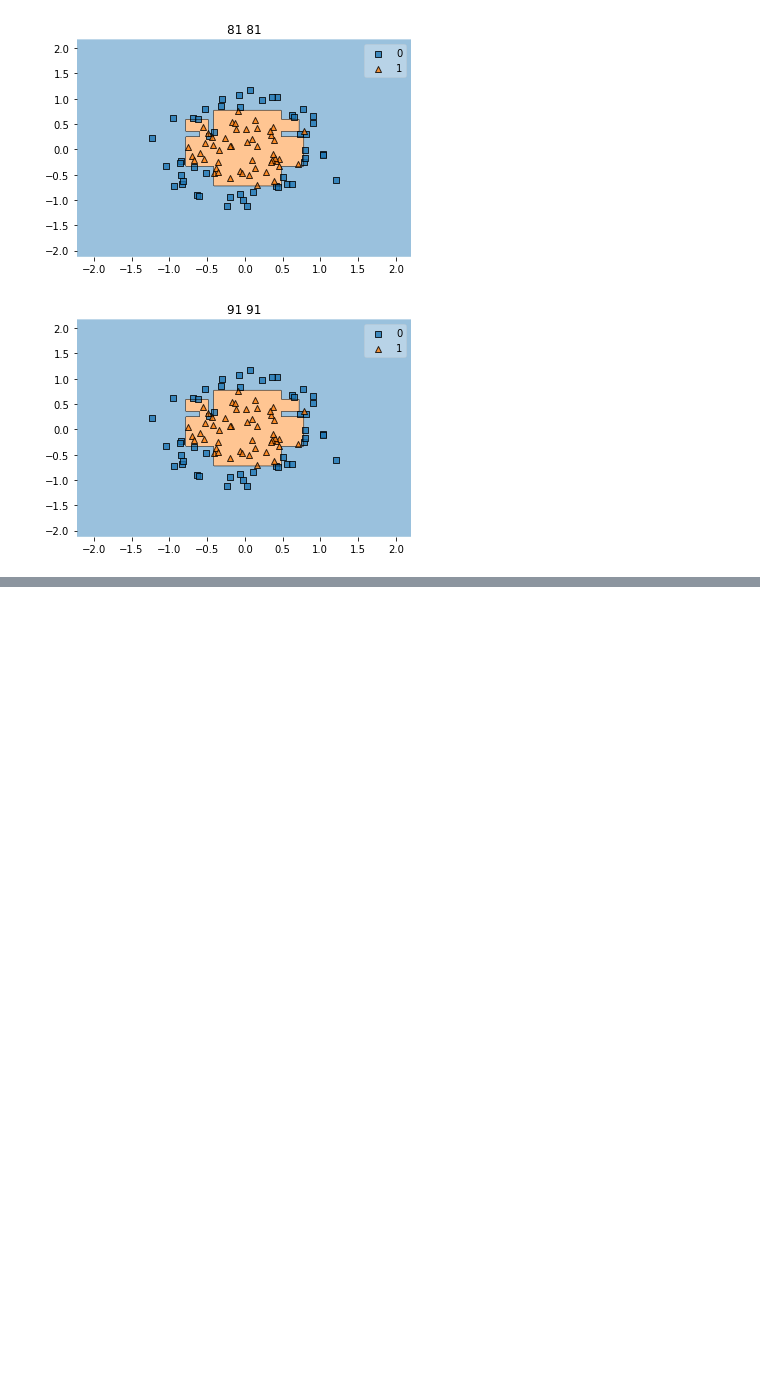
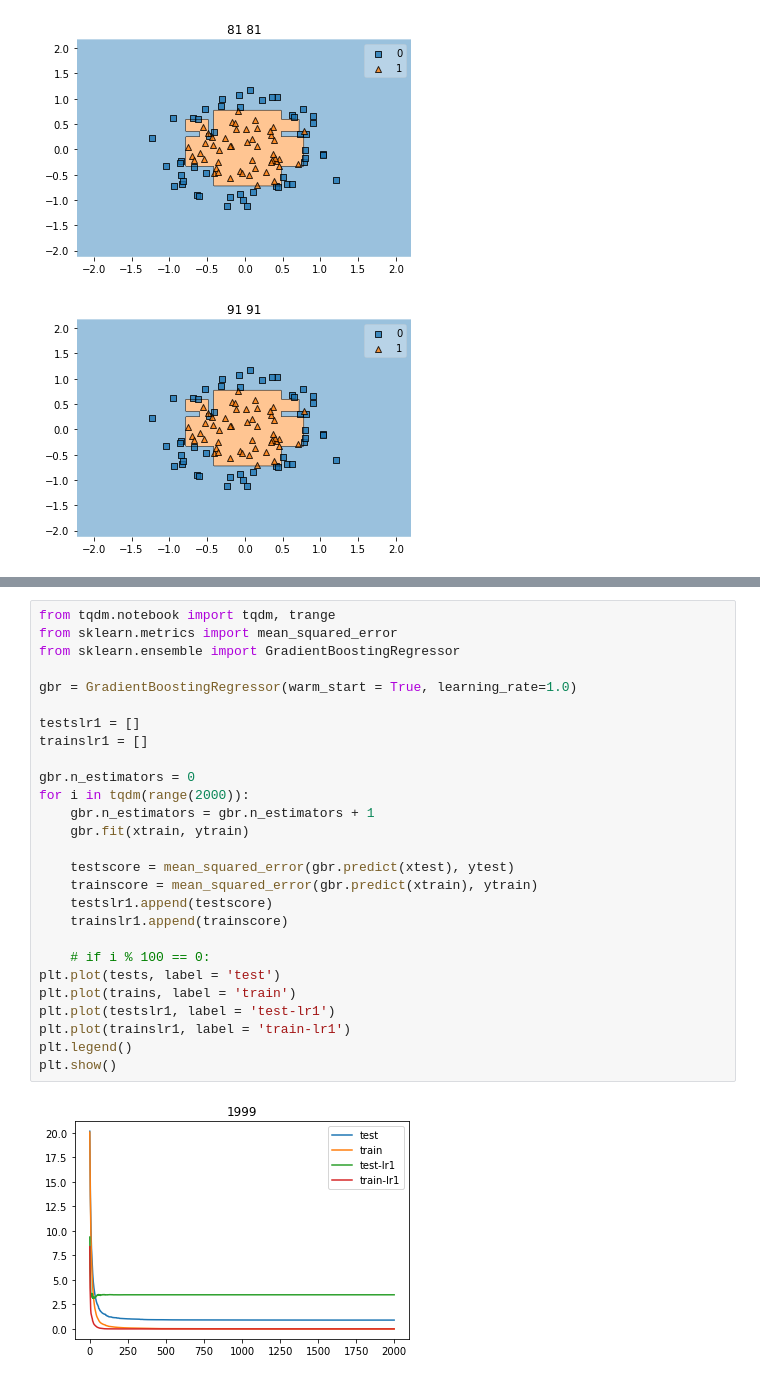
Before and after one commit to Diwakar-Gupta/LrcDataScience, a Jupyter notebook: 22-02-03-Ensemble/Codes.ipynb, the cells around one changed output, grey strips where cells are left out. Cells and saved outputs as stored; diff of their text form; blank space fills up the shorter version.

```diff
--- a/22-02-03-Ensemble/Codes.ipynb
+++ b/22-02-03-Ensemble/Codes.ipynb
@@ -353,0 +391,29 @@ for i, lr in enumerate(range(1, 100, 10)):
+# %%
+from tqdm.notebook import tqdm, trange
+from sklearn.metrics import mean_squared_error
+from sklearn.ensemble import GradientBoostingRegressor
+
+gbr = GradientBoostingRegressor(warm_start = True, learning_rate=1.0)
+
+testslr1 = []
+trainslr1 = []
+
+gbr.n_estimators = 0
+for i in tqdm(range(2000)):
+    gbr.n_estimators = gbr.n_estimators + 1
+    gbr.fit(xtrain, ytrain)
+
+    testscore = mean_squared_error(gbr.predict(xtest), ytest)
+    trainscore = mean_squared_error(gbr.predict(xtrain), ytrain)
+    testslr1.append(testscore)
+    trainslr1.append(trainscore)
+
+    # if i % 100 == 0:
+plt.plot(tests, label = 'test')
+plt.plot(trains, label = 'train')
+plt.plot(testslr1, label = 'test-lr1')
+plt.plot(trainslr1, label = 'train-lr1')
+plt.legend()
+plt.show()
+# %% [output]
+[figure, added]
```
Also changed, not shown: parts of 4 cells of this notebook.
